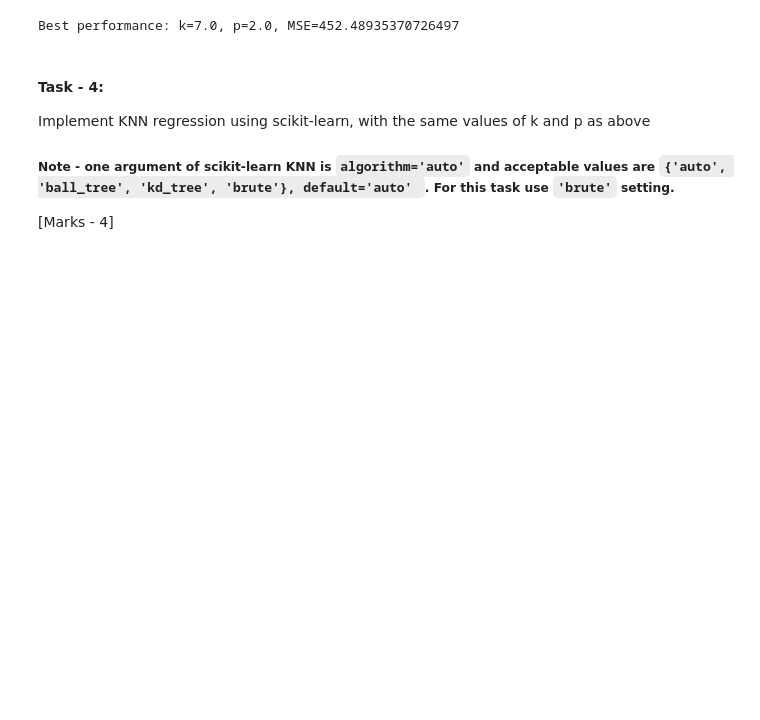
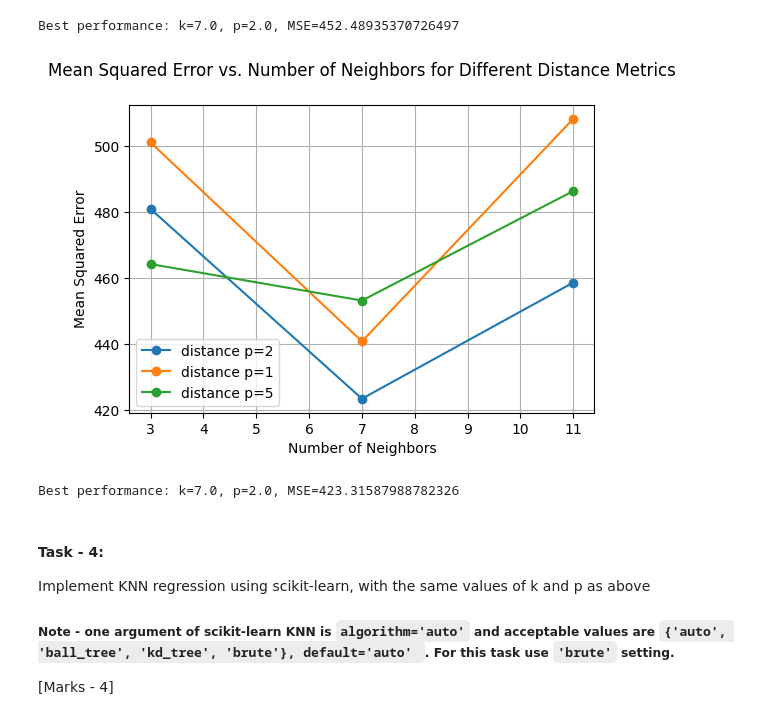
Before and after one commit to NehaKumari500092077/Machine-Learning-Lab, a Jupyter notebook: Session_2_Assignments.ipynb, the cells around one changed output. Cells and saved outputs as stored; diff of their text form; code cells hidden in the pictures; blank space fills up the shorter version.

```diff
--- a/Session_2_Assignments.ipynb
+++ b/Session_2_Assignments.ipynb
@@ -184,6 +184,47 @@ print(f"\nBest performance: k={best_scratch_result['k']}, p={best_scratch_result
 # %% [output]
 [figure]
 Best performance: k=7.0, p=2.0, MSE=452.48935370726497
+# %%
+import matplotlib.pyplot as plt
+from sklearn.metrics import mean_squared_error
+
+K_data = [3, 7, 11]
+P_data = [2, 1, 5]
+scratch_result = []
+
+for k in K_data:
+  for p in P_data:
+
+    #initialize the model
+    model = WeightedAverageKNNRegressor(k, p)
+    model.fit_training_data(X_train, Y_train)
+
+    #make the prediction and find mean-square-error
+    predictedData = model.predict_result(X_validation)
+    mse = mean_squared_error(Y_validation, predictedData)
+    scratch_result.append((k, p, mse))
+
+scratch_result_df = pd.DataFrame(scratch_result, columns=['k', 'p', 'mse'])
+
+#plot mean-square-error against k values for each distance measures
+plt.figure(figsize=(6, 4))
+for p in P_data:
+  plotData = scratch_result_df[scratch_result_df['p'] == p]
+  plt.plot(plotData['k'], plotData['mse'], marker='o', label=f'distance p={p}')
+
+plt.xlabel('Number of Neighbors')
+plt.ylabel('Mean Squared Error')
+plt.title('Mean Squared Error vs. Number of Neighbors for Different Distance Metrics\n')
+plt.legend()
+plt.grid(True)
+plt.show()
+
+min_mse_index = np.argmin(scratch_result_df['mse'].values)
+best_scratch_result = scratch_result_df.iloc[min_mse_index]
+print(f"\nBest performance: k={best_scratch_result['k']}, p={best_scratch_result['p']}, MSE={best_scratch_result['mse']}")
+# %% [output]
+[figure, added]
+Best performance: k=7.0, p=2.0, MSE=423.31587988782326
 # %% [markdown]
 #### Task - 4:
 Implement KNN regression using scikit-learn, with the same values of k and p as above
```
Also changed, not shown: parts of 1 cell of this notebook.
